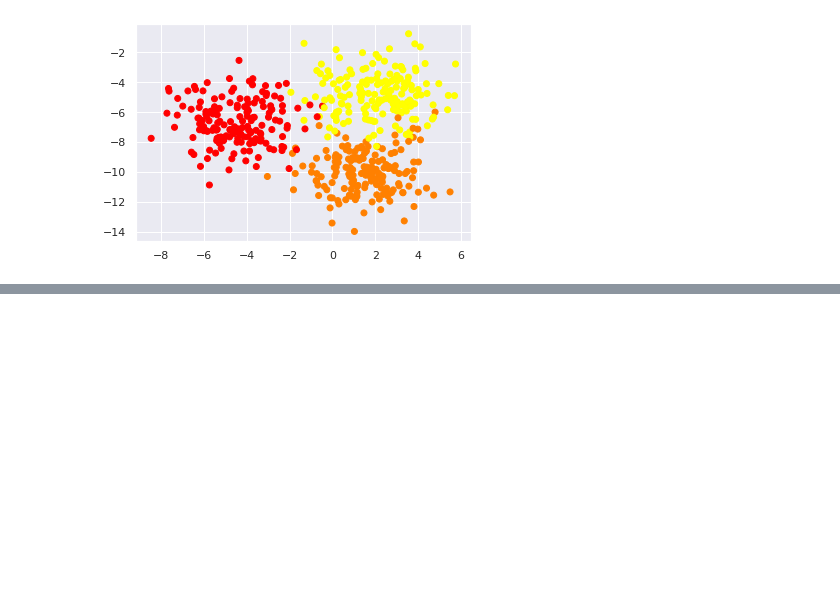
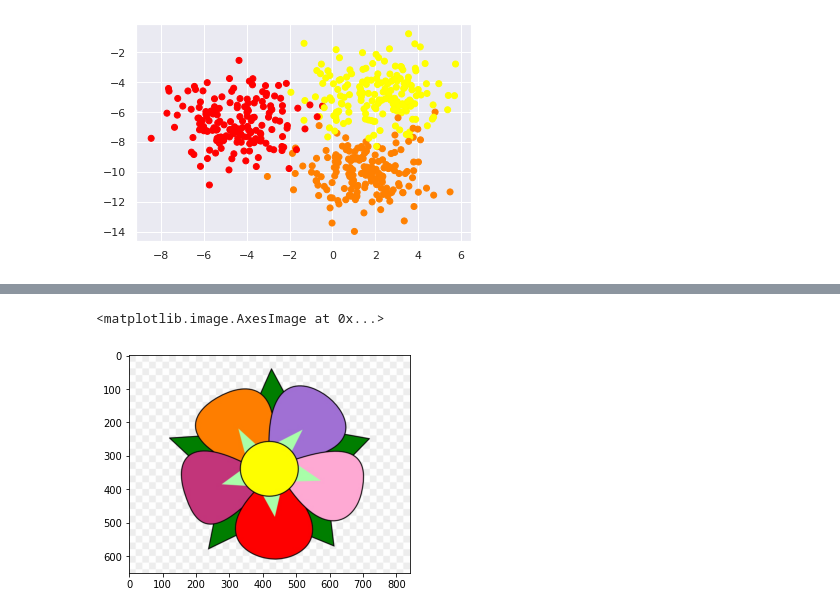
Before and after one commit to KARTIKEYgarg1/udemy-data-science-and-ml, a Jupyter notebook: Practice.ipynb, the cells around one changed output, grey strips where cells are left out. Cells and saved outputs as stored; diff of their text form; code cells hidden in the pictures; blank space fills up the shorter version.

```diff
--- a/Practice.ipynb
+++ b/Practice.ipynb
@@ -279,0 +347,9 @@ X_train,X_test,y_train,y_test=train_test_split(X,y,test_size=0.33)
+# %%
+#flipping image
+z=im.copy()
+a=np.arange(z.shape[1])
+z=z[:,a[::-1],:]
+plt.imshow(z)
+# %% [output]
+<matplotlib.image.AxesImage at 0x...>
+[figure, added]
```
Also changed, not shown: parts of 7 cells of this notebook.
